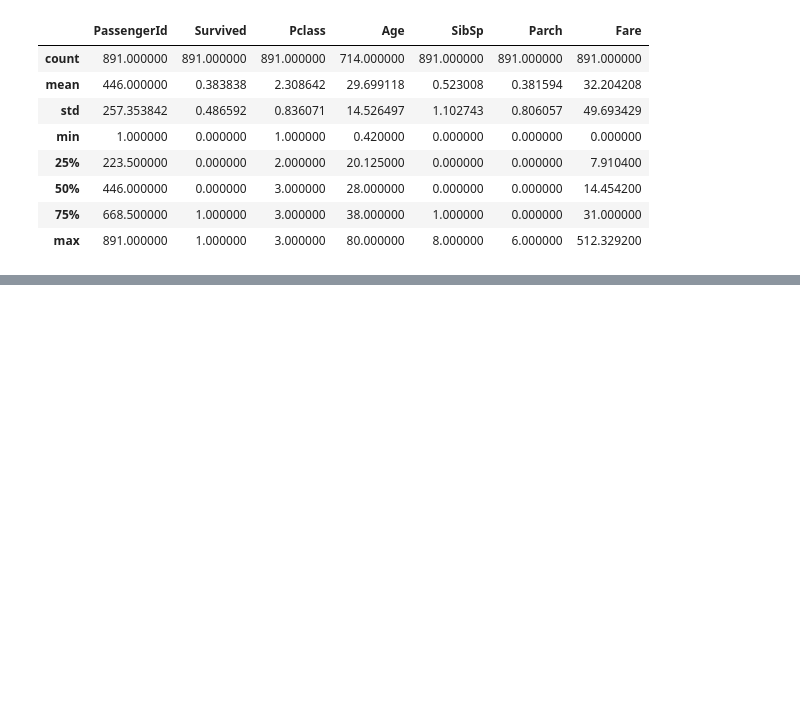
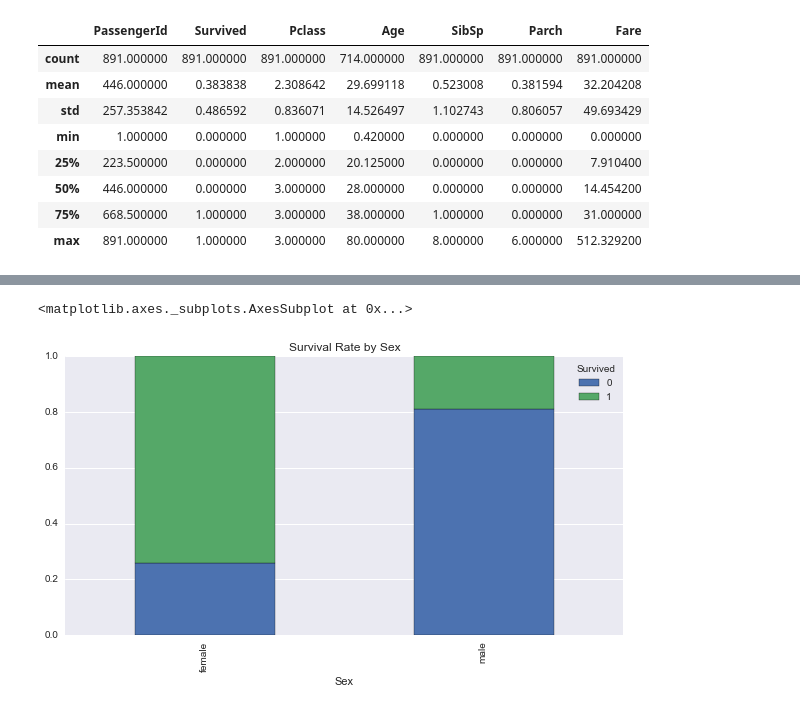
Before and after one commit to shirleyChou/kaggle, a Jupyter notebook: Titanic/Titanic - Machine Learning from Disaster.ipynb, the cells around one changed output, grey strips where cells are left out. Cells and saved outputs as stored; diff of their text form; code cells hidden in the pictures; blank space fills up the shorter version.

```diff
--- a/Titanic/Titanic - Machine Learning from Disaster.ipynb
+++ b/Titanic/Titanic - Machine Learning from Disaster.ipynb
@@ -162,0 +238,8 @@ df_train.describe()
+# %%
+df_percent = df_cross.div(df_cross.sum(axis=1).astype(float),axis=0)
+df_percent.plot(kind='bar',
+                stacked=True,
+                title='Survival Rate by Sex')
+# %% [output]
+<matplotlib.axes._subplots.AxesSubplot at 0x...>
+[figure, added]
```
Also changed, not shown: parts of 12 cells of this notebook, 2 other files.
